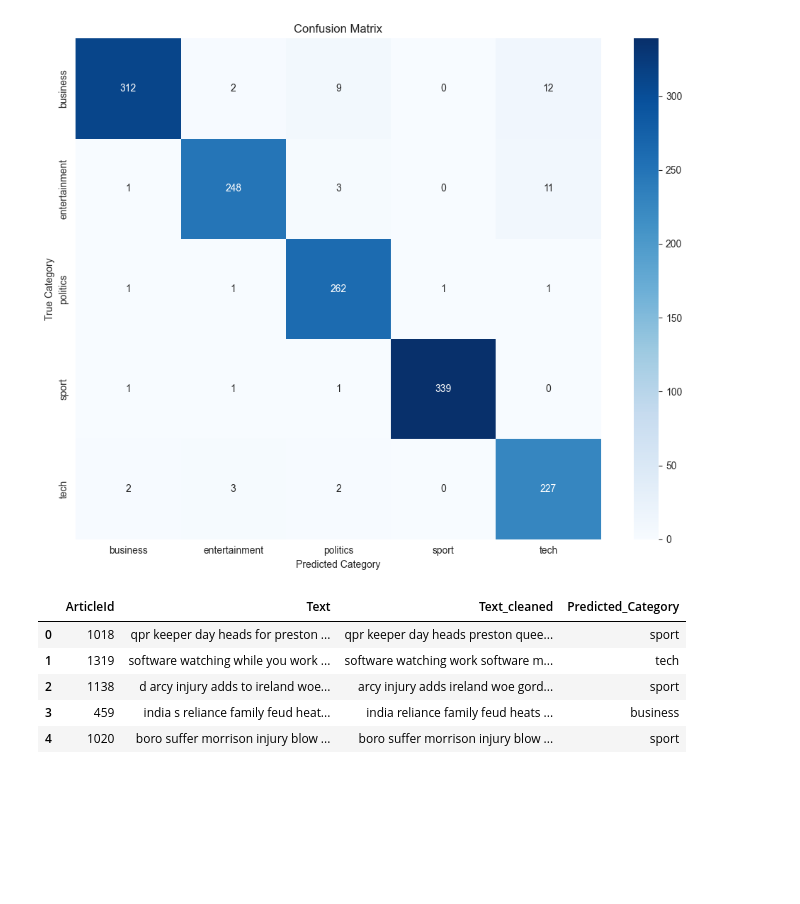
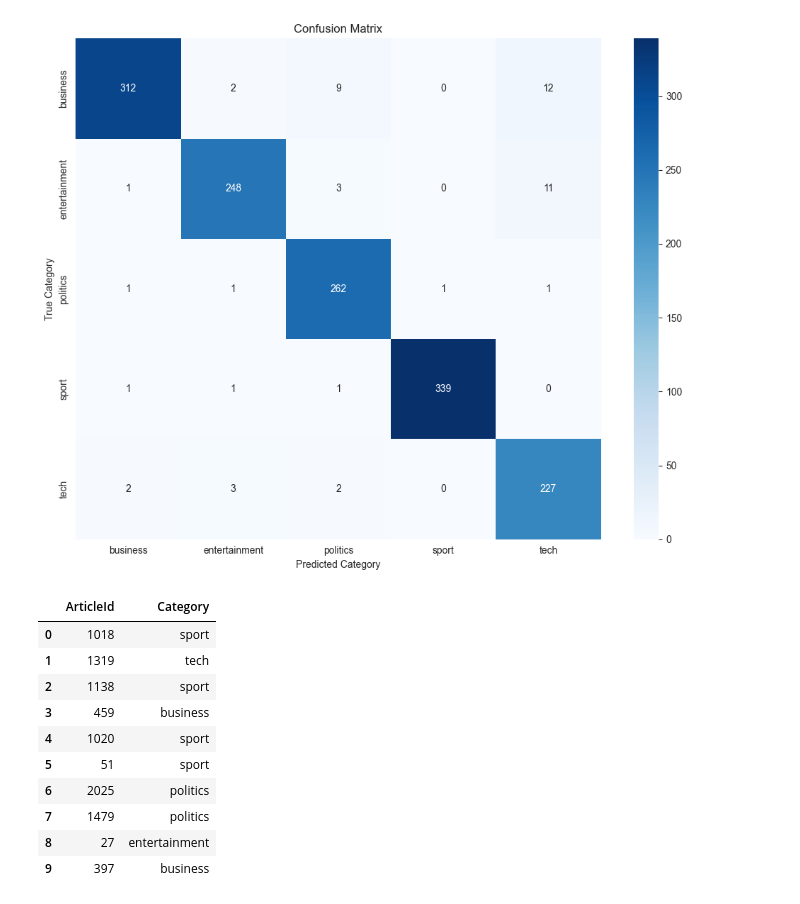
Before and after one commit to jfroggatt/BBC_News, a Jupyter notebook: bbc_news.ipynb, the cells around one changed output. Drawn from its saved outputs; the diff is of its cells as text; code cells hidden in the pictures; blank space fills up the shorter version.

Commit message:
Completed prediction on Test data and creating submission.csv file.

```diff
--- a/bbc_news.ipynb
+++ b/bbc_news.ipynb
@@ -672,22 +672,30 @@ Train Accuracy: 0.9639
 [figure]
 # %%
 # Generate predictions for Test data set
+nmf_test = bbcnews_test.copy()
 
 # Clean and transform the article text
-bbcnews_test['Text_cleaned'] = bbcnews_test['Text'].apply(lambda text: cleanup_text(text, additional_words=remove_common))
-X_test = tfidf_vectorizer.transform(bbcnews_test['Text_cleaned'])
+nmf_test['Text_cleaned'] = nmf_test['Text'].apply(lambda text: cleanup_text(text, additional_words=remove_common))
+X_test = tfidf_vectorizer.transform(nmf_test['Text_cleaned'])
 
 # Predict the target category on the Test data set
 y_hat_test = nmf_model.transform(X_test)
 y_pred = y_hat_test.argmax(axis=1)
 predicted_categories = [category_mapping[topic] for topic in y_pred]
-bbcnews_test['Category'] = predicted_categories
+nmf_test['Category'] = predicted_categories
 
-bbcnews_test.head()
+# drop unneeded columns
+nmf_test = nmf_test.drop(['Text', 'Text_cleaned'], axis=1)
+nmf_test.head(10)
 # %% [output]
-|  | ArticleId | Text | Text_cleaned | Predicted_Category |
-| 0 | 1018 | qpr keeper day heads for preston ... | qpr keeper day heads preston quee... | sport |
-| 1 | 1319 | software watching while you work ... | software watching work software m... | tech |
-| 2 | 1138 | d arcy injury adds to ireland woe... | arcy injury adds ireland woe gord... | sport |
-| 3 | 459 | india s reliance family feud heat... | india reliance family feud heats ... | business |
-| 4 | 1020 | boro suffer morrison injury blow ... | boro suffer morrison injury blow ... | sport |
+|  | ArticleId | Category |
+| 0 | 1018 | sport |
+| 1 | 1319 | tech |
+| 2 | 1138 | sport |
+| 3 | 459 | business |
+| 4 | 1020 | sport |
+| 5 | 51 | sport |
+| 6 | 2025 | politics |
+| 7 | 1479 | politics |
+| 8 | 27 | entertainment |
+| 9 | 397 | business |
```
Also changed, not shown: parts of 3 cells of this notebook.
